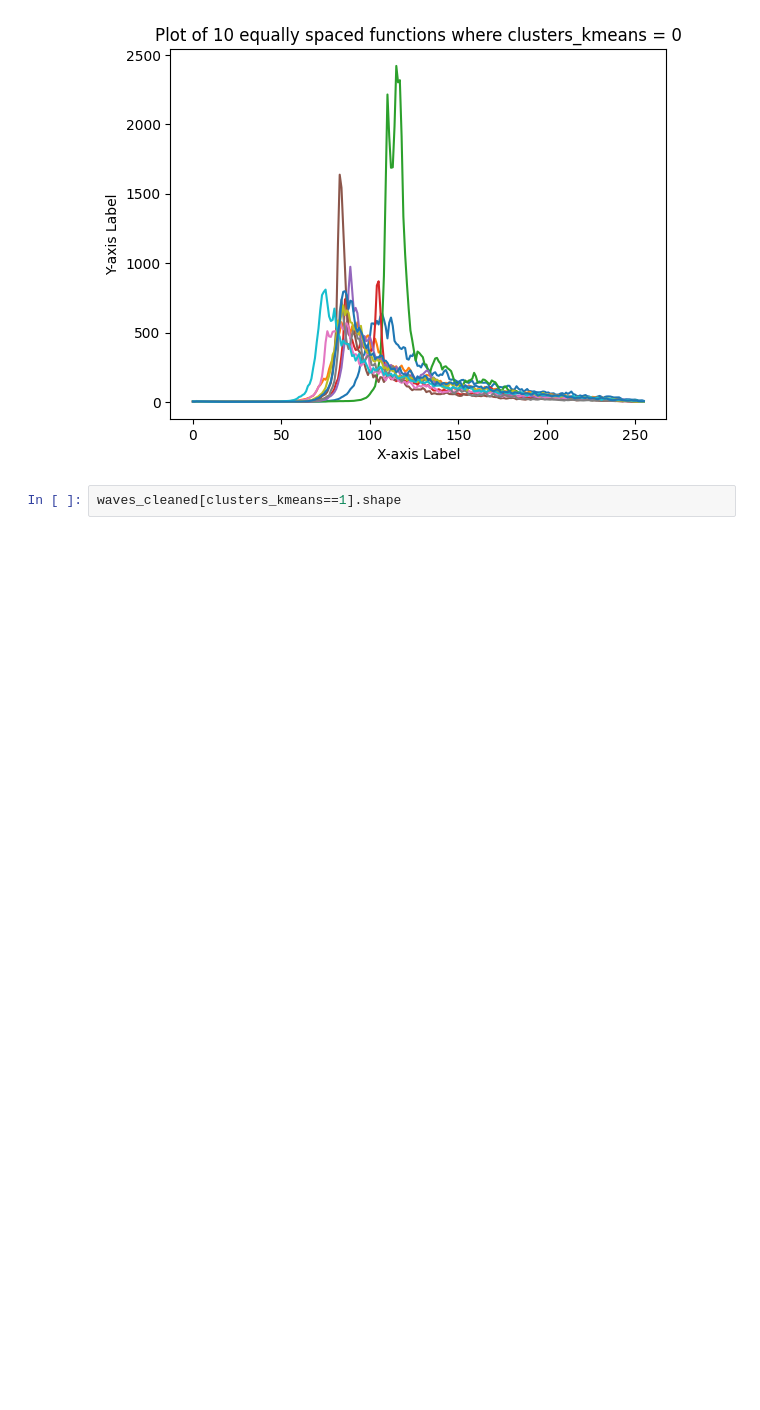
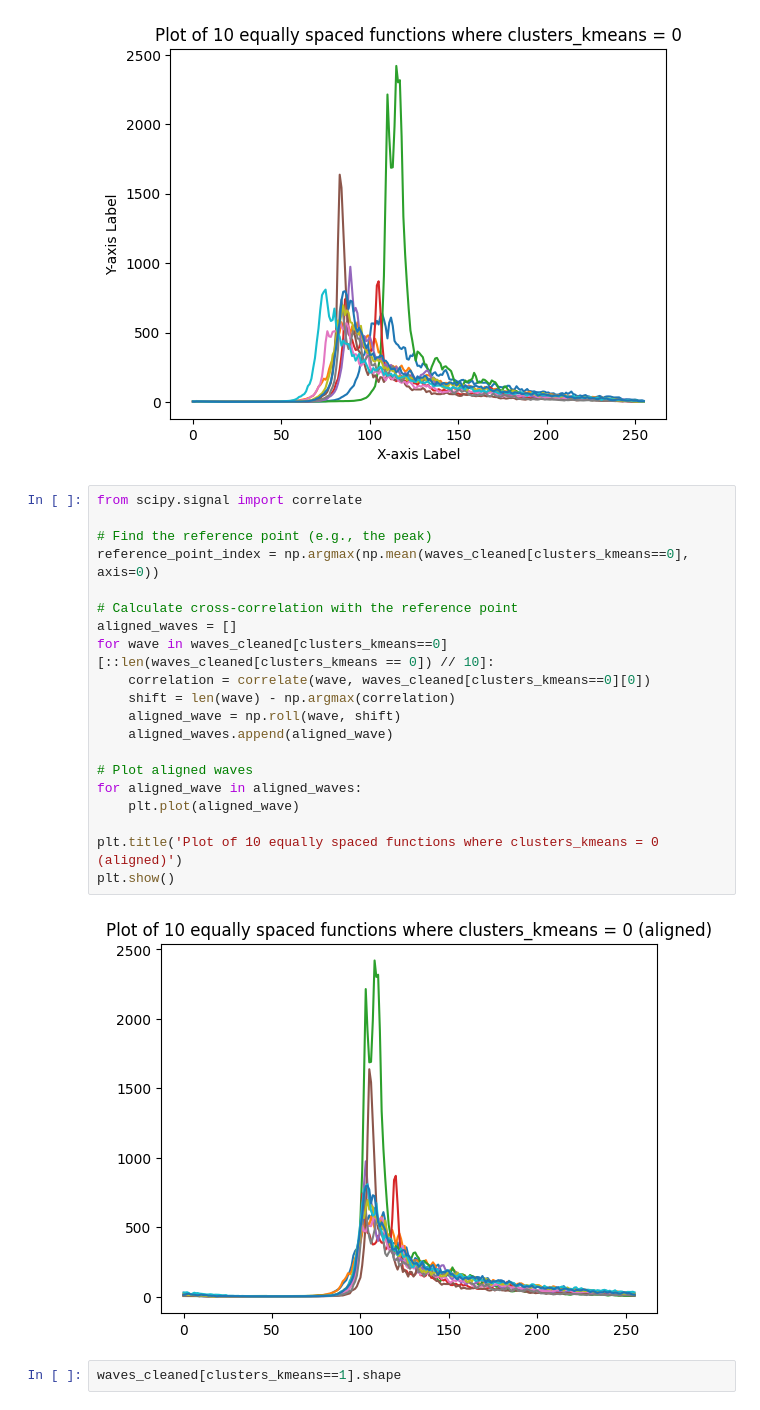
Before and after one commit to affan1317/sea-ice-and-lead-unsupervised-learning, a Jupyter notebook: Chapter1_Unsupervised_Learning_Methods.ipynb, the cells around one changed output. Cells and saved outputs as stored; diff of their text form; blank space fills up the shorter version.

```diff
--- a/Chapter1_Unsupervised_Learning_Methods.ipynb
+++ b/Chapter1_Unsupervised_Learning_Methods.ipynb
@@ -707,6 +749,28 @@ plt.title('Plot of 10 equally spaced functions where clusters_kmeans = 0')
 plt.show()
 # %% [output]
 [figure]
+# %%
+from scipy.signal import correlate
+
+# Find the reference point (e.g., the peak)
+reference_point_index = np.argmax(np.mean(waves_cleaned[clusters_kmeans==0], axis=0))
+
+# Calculate cross-correlation with the reference point
+aligned_waves = []
+for wave in waves_cleaned[clusters_kmeans==0][::len(waves_cleaned[clusters_kmeans == 0]) // 10]:
+    correlation = correlate(wave, waves_cleaned[clusters_kmeans==0][0])
+    shift = len(wave) - np.argmax(correlation)
+    aligned_wave = np.roll(wave, shift)
+    aligned_waves.append(aligned_wave)
+
+# Plot aligned waves
+for aligned_wave in aligned_waves:
+    plt.plot(aligned_wave)
+
+plt.title('Plot of 10 equally spaced functions where clusters_kmeans = 0 (aligned)')
+plt.show()
+# %% [output]
+[figure, added]
 # %%
 waves_cleaned[clusters_kmeans==1].shape
 # %% [output]
```
Also changed, not shown: parts of 4 cells of this notebook.
